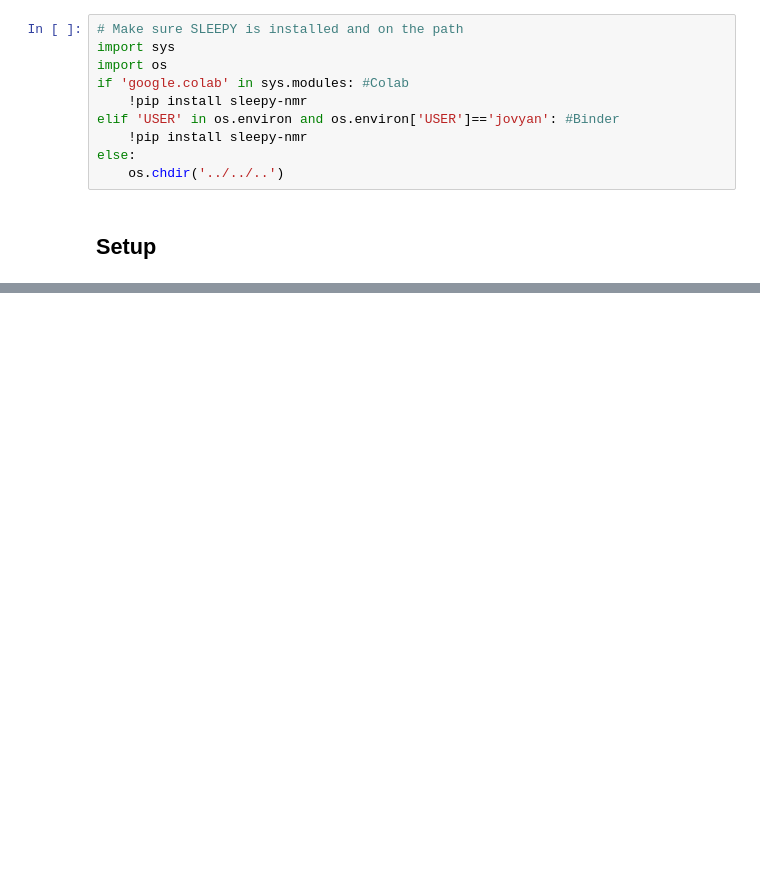
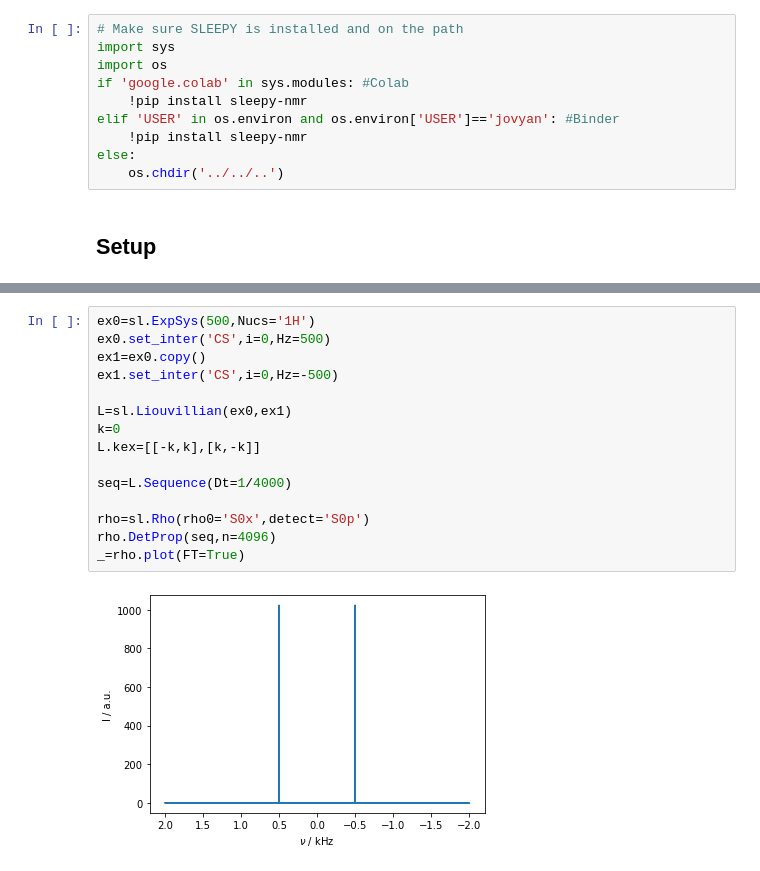
Before and after one commit to alsinmr/ConferenceExamples, a Jupyter notebook: JupyterBook/GNMR2025/Exchange.ipynb, the cells around one changed output, grey strips where cells are left out. Drawn from its saved outputs; the diff is of its cells as text; blank space fills up the shorter version.

```diff
--- a/JupyterBook/GNMR2025/Exchange.ipynb
+++ b/JupyterBook/GNMR2025/Exchange.ipynb
@@ -101,0 +186,17 @@ This matrix indicates that if we are in state 1, the phase of $\hat{S}_1^+$ will
+# %%
+ex0=sl.ExpSys(500,Nucs='1H')
+ex0.set_inter('CS',i=0,Hz=500)
+ex1=ex0.copy()
+ex1.set_inter('CS',i=0,Hz=-500)
+
+L=sl.Liouvillian(ex0,ex1)
+k=0
+L.kex=[[-k,k],[k,-k]]
+
+seq=L.Sequence(Dt=1/4000)
+
+rho=sl.Rho(rho0='S0x',detect='S0p')
+rho.DetProp(seq,n=4096)
+_=rho.plot(FT=True)
+# %% [output]
+[figure, added]
```
Also changed, not shown: parts of 34 cells of this notebook, 26 other files.
